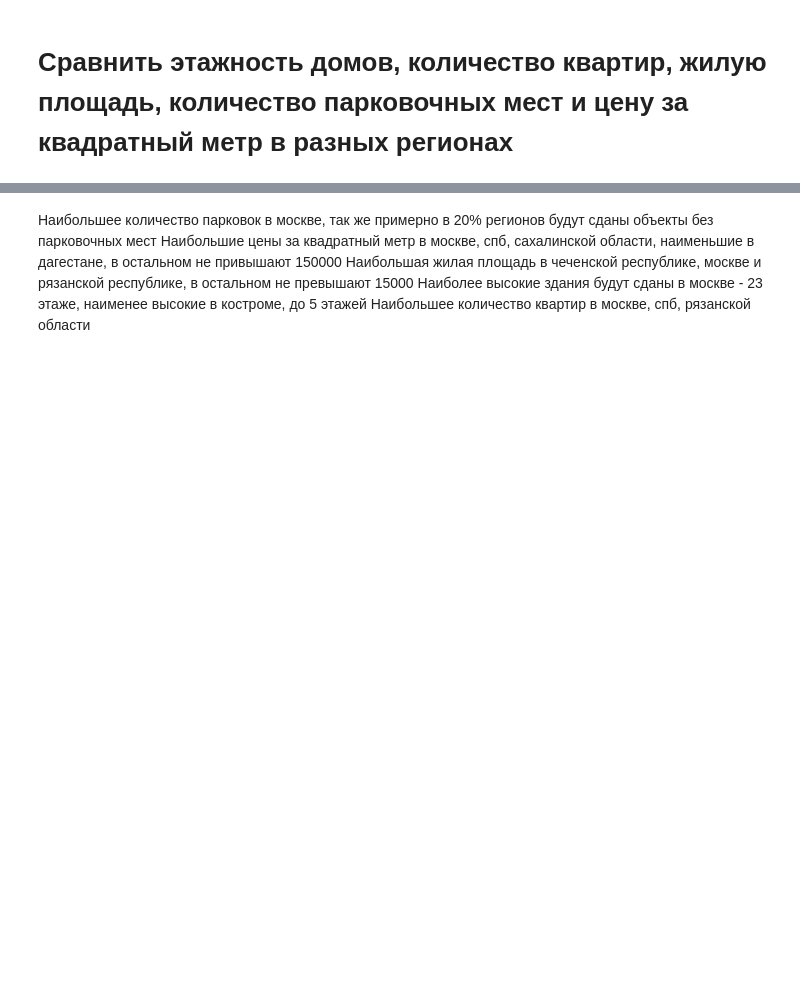
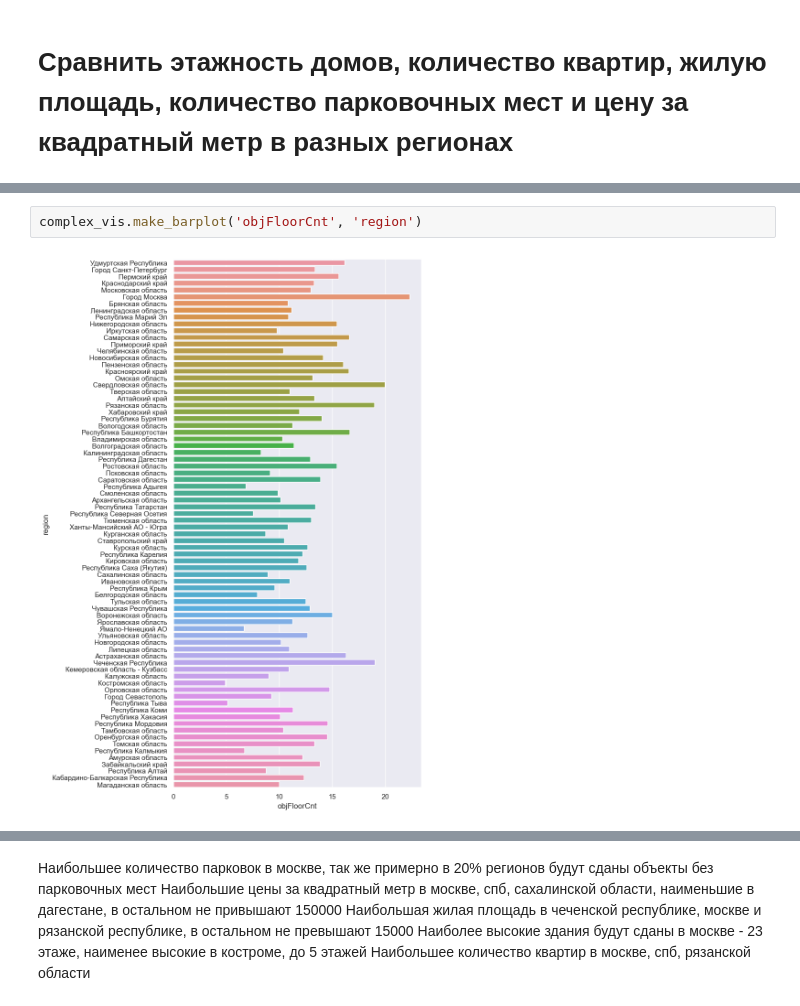
Before and after one commit to scryptan/python_hw, a Jupyter notebook: First_hw_OOP.ipynb, the cells around one changed output, grey strips where cells are left out. Drawn from its saved outputs; the diff is of its cells as text; blank space fills up the shorter version.

```diff
--- a/First_hw_OOP.ipynb
+++ b/First_hw_OOP.ipynb
@@ -233,0 +250,4 @@ sns.barplot(y = 'region', x = 'objFlatCnt', data = df_region, ax = axs[4], error
+# %%
+complex_vis.make_barplot('objFloorCnt', 'region')
+# %% [output]
+[figure, added]
```
Also changed, not shown: parts of 14 cells of this notebook.
